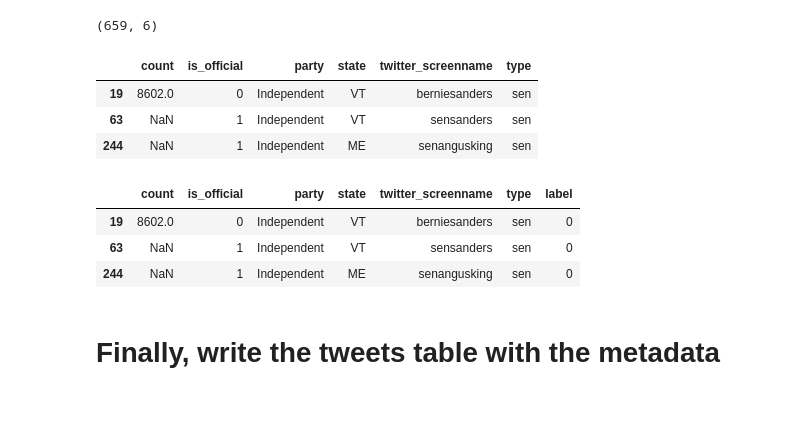
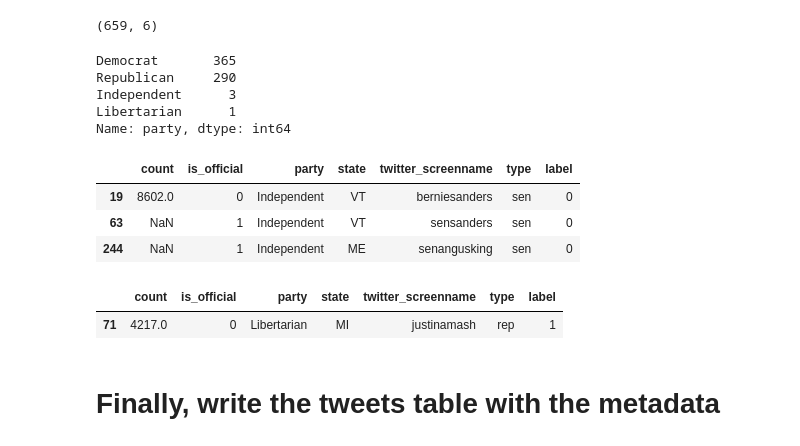
Before and after one commit to leslie-huang/congress_tweetdata_prelim, a Jupyter notebook: create_classification_dataset.ipynb, the cells around one changed output. Cells and saved outputs as stored; diff of their text form; code cells hidden in the pictures; blank space fills up the shorter version.

Commit message:
store extra metadata in users table

```diff
--- a/create_classification_dataset.ipynb
+++ b/create_classification_dataset.ipynb
@@ -186,9 +185,14 @@ combined_metadata.head()
 # %%
 manually_coded = pd.read_csv("missing_metadata_filled.csv")
 # %%
+# add the is_official column and deal with Independents and Libertarians
+
 manually_coded = manually_coded[~manually_coded.party.isnull()]
 manually_coded["is_official"] = 0
-manually_coded.replace({"r": "Republican", "d": "Democrat", "i": "Independent"},
+manually_coded.replace({"r": "Republican",
+                        "d": "Democrat",
+                        "i": "Independent",
+                        "L": "Libertarian"},
                        inplace=True)
 manually_coded = manually_coded.rename(columns={"screen_name": "twitter_screenname"})
 # %%
@@ -215,10 +219,27 @@ To retain the current behavior and silence the warning, pass 'sort=True'.
 
   """Entry point for launching an IPython kernel.
 (659, 6)
+# %%
+all_metadata.party.value_counts()
+# %% [output]
+Democrat       365
+Republican     290
+Independent      3
+Libertarian      1
+Name: party, dtype: int64
+# %%
+# code Republicans/Libertarians --> 1, Democrats/Independents --> 0
+def encode_party(row):
+    if row.party in  ["Republican", "Libertarian"]:
+        return 1
+    else:
+        return 0
+
+all_metadata['label'] = all_metadata.apply(lambda row: encode_party(row), axis=1)
 # %%
 all_metadata[all_metadata["party"] == "Independent"]
 # %% [output]
-|  | count | is_official | party | state | twitter_screenname | type |
-| 19 | 8602.0 | 0 | Independent | VT | berniesanders | sen |
-| 63 | NaN | 1 | Independent | VT | sensanders | sen |
-| 244 | NaN | 1 | Independent | ME | senangusking | sen |
+|  | count | is_official | party | state | twitter_screenname | type | label |
+| 19 | 8602.0 | 0 | Independent | VT | berniesanders | sen | 0 |
+| 63 | NaN | 1 | Independent | VT | sensanders | sen | 0 |
+| 244 | NaN | 1 | Independent | ME | senangusking | sen | 0 |
@@ -233,10 +246,8 @@ all_metadata['label'] = all_metadata.apply(lambda row: encode_party(row), axis=1
 # %%
-all_metadata[all_metadata["party"] == "Independent"]
+all_metadata[all_metadata["party"] == "Libertarian"]
 # %% [output]
 |  | count | is_official | party | state | twitter_screenname | type | label |
-| 19 | 8602.0 | 0 | Independent | VT | berniesanders | sen | 0 |
-| 63 | NaN | 1 | Independent | VT | sensanders | sen | 0 |
-| 244 | NaN | 1 | Independent | ME | senangusking | sen | 0 |
+| 71 | 4217.0 | 0 | Libertarian | MI | justinamash | rep | 1 |
 # %% [markdown]
 # Finally, write the tweets table with the metadata
 # %%
```
Also changed, not shown: parts of 9 cells of this notebook.
